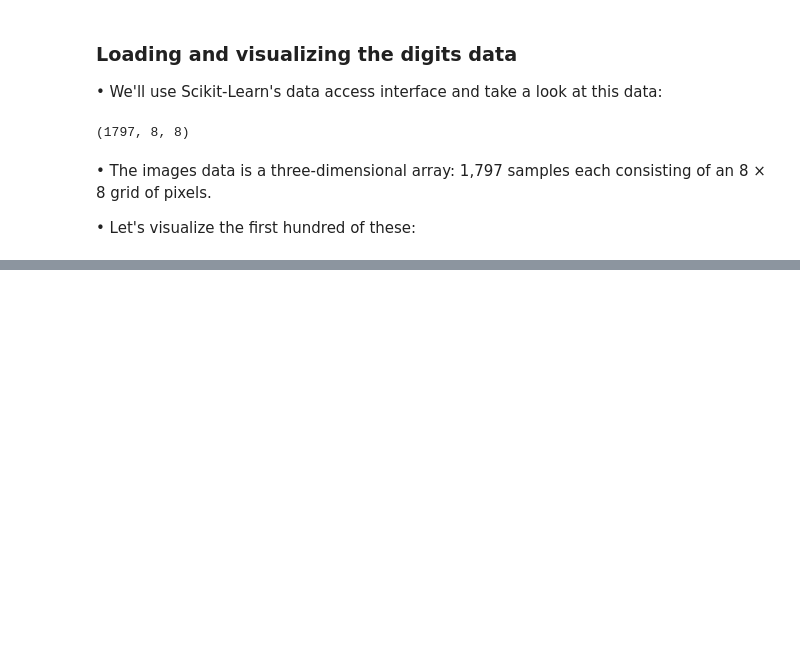
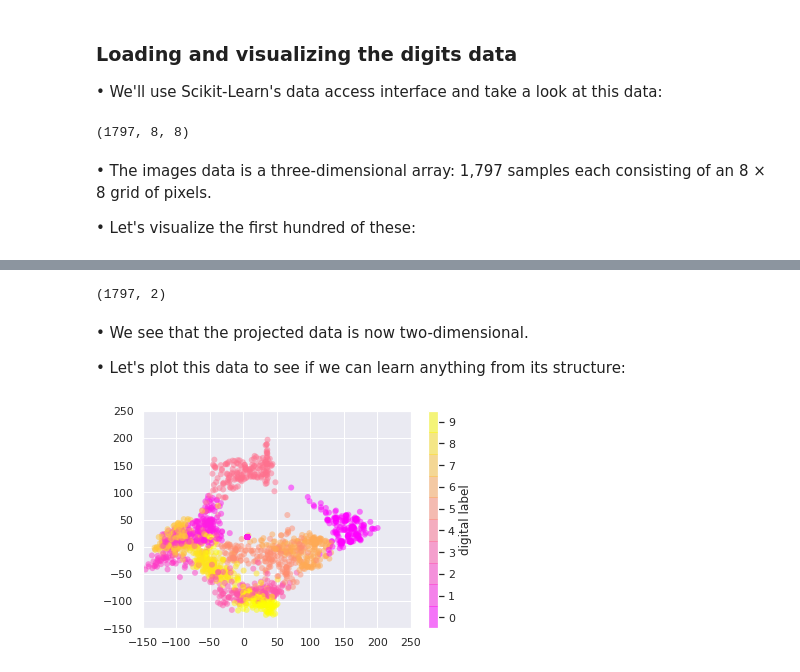
Before and after one commit to rajesh1994/python_excercise_programiz, a Jupyter notebook: python/12_scikit_learn/1. Introducing Scikit-Learn.ipynb, the cells around one changed output, grey strips where cells are left out. Cells and saved outputs as stored; diff of their text form; code cells hidden in the pictures; blank space fills up the shorter version.

Commit message:
1. Introducing Scikit-Learn.ipynb - Modified

```diff
--- a/python/12_scikit_learn/1. Introducing Scikit-Learn.ipynb
+++ b/python/12_scikit_learn/1. Introducing Scikit-Learn.ipynb
@@ -414,0 +445,22 @@ for i, ax in enumerate(axes.flat):
+# %%
+from sklearn.manifold import Isomap
+iso = Isomap(n_components=2)
+iso.fit(digits.data)
+data_projected = iso.transform(digits.data)
+data_projected.shape
+# %% [output]
+(1797, 2)
+# %% [markdown]
+• We see that the projected data is now two-dimensional.
+
+• Let's plot this data to see if we can learn anything from its structure:
+# %%
+plt.scatter(data_projected[:, 0], data_projected[:, 1], c = digits.target,
+           edgecolor = 'none', alpha = 0.5,
+           cmap = plt.cm.get_cmap('spring', 10))
+plt.colorbar(label = 'digital label', ticks = range(10))
+plt.xlim(-150, 250)
+plt.ylim(-150, 250)
+plt.clim(-0.5, 9.5);
+# %% [output]
+[figure, added]
```
Also changed, not shown: parts of 6 cells of this notebook.
